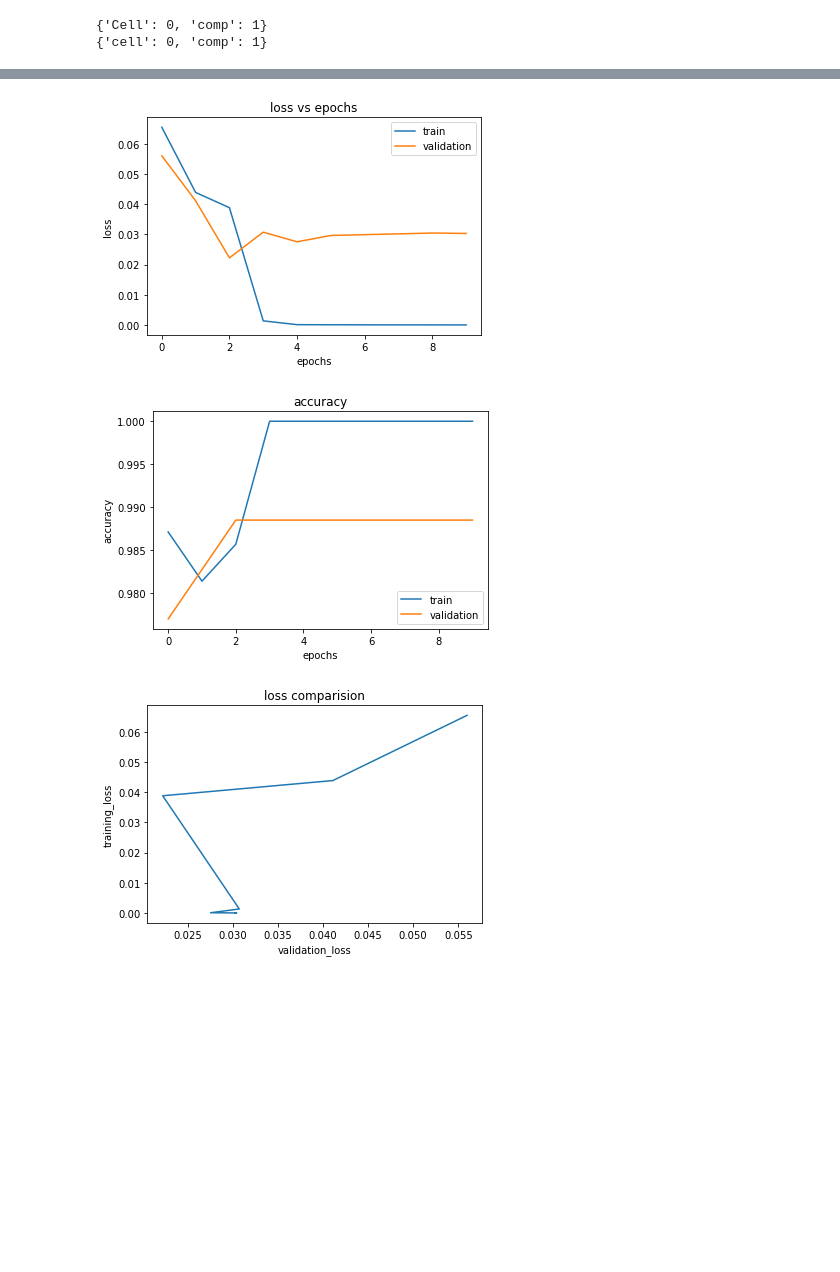
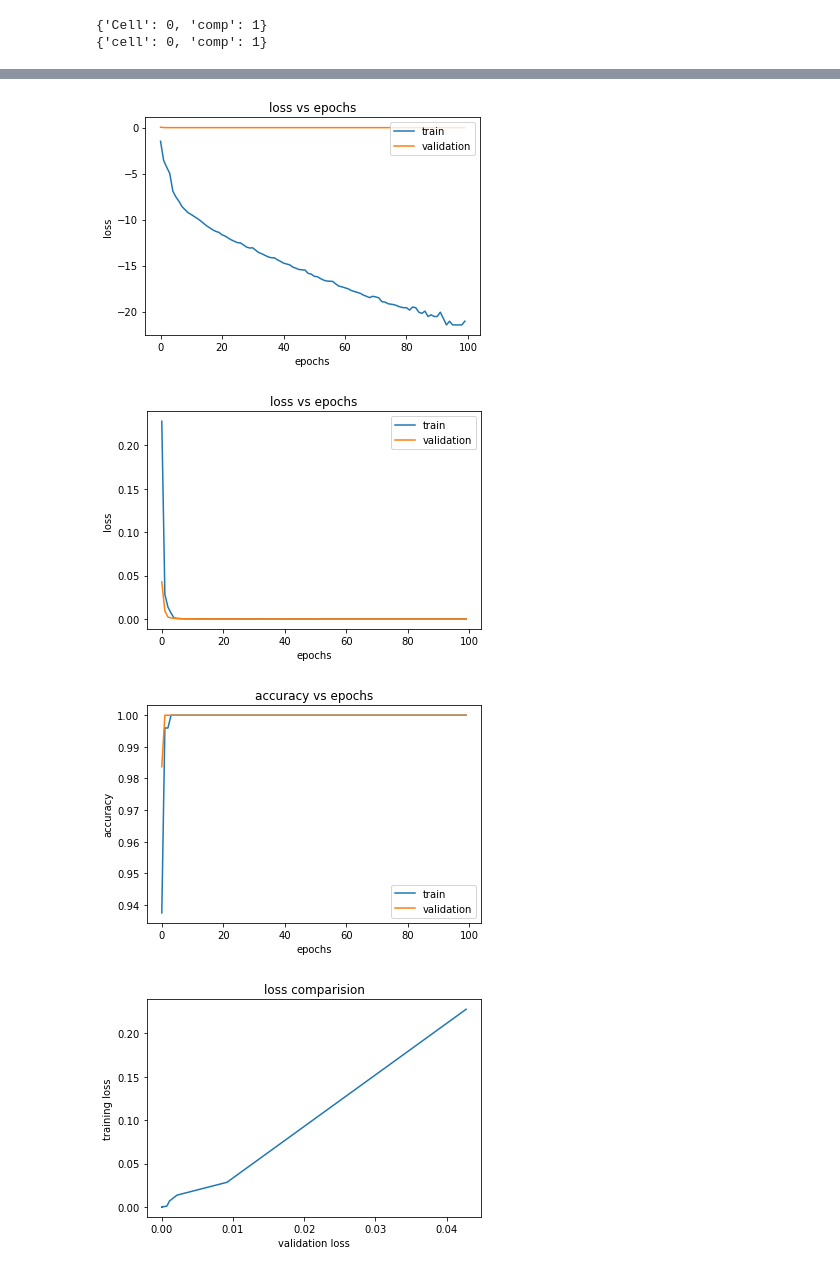
Before and after one commit to Neon-11/Cell_classifiaction, a Jupyter notebook: Inception_modules.ipynb, the cells around one changed output, grey strips where cells are left out. Drawn from its saved outputs; the diff is of its cells as text; code cells hidden in the pictures; blank space fills up the shorter version.

```diff
--- a/Inception_modules.ipynb
+++ b/Inception_modules.ipynb
@@ -318,7 +291,7 @@ model.compile(optimizer=optimizer_1,
 history = model.fit(
     train_batches,
     validation_data = validation_batches,
-    epochs = epochs//10,
+    epochs = epochs,
     steps_per_epoch=len(train_batches),           # no. of batches in an epoch
     validation_steps = len(validation_batches)
 )
@@ -352,32 +321,41 @@ test_loss, test_accuracy = model.evaluate(test_batches, steps=len(test_batches))
 # %%
 # plotting
+logloss = tf.math.log(history.history['loss'])
+plt.plot(logloss, label = ['train'])
+plt.plot(history.history['val_loss'], label =['validation'])
+plt.title('loss vs epochs')
+plt.ylabel('loss')
+plt.xlabel('epochs')
+plt.legend(['train', 'validation'],loc='upper right')
+plt.show()
+
 plt.plot(history.history['loss'], label = ['train'])
 plt.plot(history.history['val_loss'], label =['validation'])
 plt.title('loss vs epochs')
 plt.ylabel('loss')
 plt.xlabel('epochs')
 plt.legend(['train', 'validation'],loc='upper right')
 plt.show()
 
 # plotting training and validtition accuracy vs epochs
 plt.plot(history.history['accuracy'])
 plt.plot(history.history['val_accuracy'])
-plt.title('accuracy')
+plt.title('accuracy vs epochs')
 plt.ylabel('accuracy')
 plt.xlabel('epochs')
 plt.legend(['train','validation'],loc='lower right')
 plt.show()
 
 # plotting training vs validtition loss
 plt.plot(history.history['val_loss'],history.history['loss'])
 plt.title('loss comparision')
-
-plt.ylabel('training_loss')
-plt.xlabel('validation_loss')
+plt.ylabel('training loss')
+plt.xlabel('validation loss')
 plt.show()
 # %% [output]
-[figure, old version]
+[figure, new version]
-[figure, old version]
+[figure, new version]
-[figure, old version]
+[figure, new version]
+[figure, added]
 # %%
 # saving model in models trained directory
```
Also changed, not shown: parts of 9 cells of this notebook, 3 other files.
